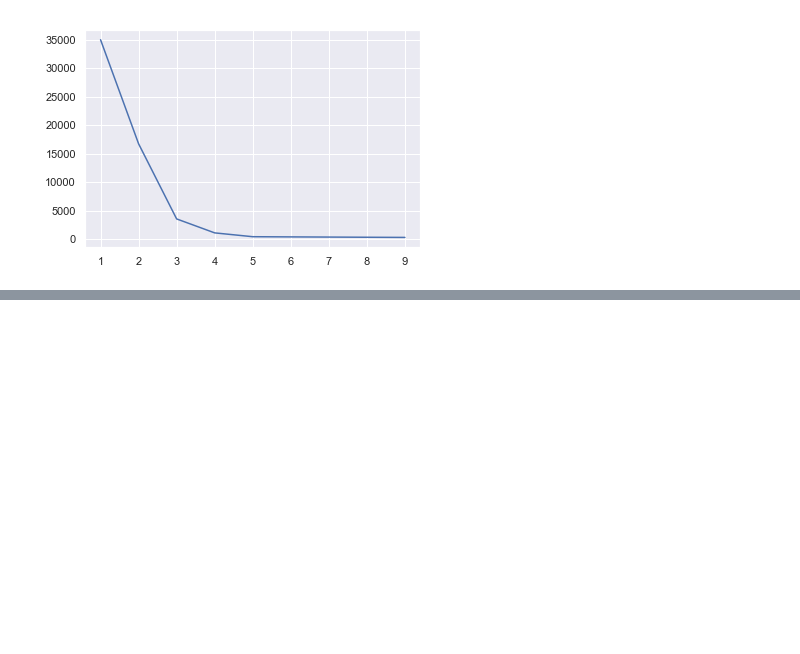
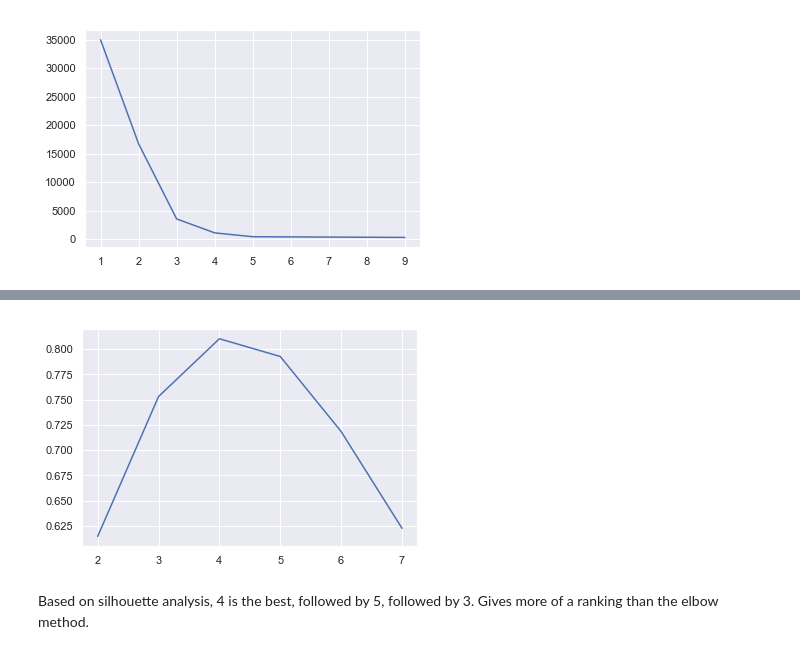
Before and after one commit to jacobskr/ML_Python, a Jupyter notebook: The Complete Machine Learning Course/Projects/Section 10 - Clustering/Clustering.ipynb, the cells around one changed output, grey strips where cells are left out. Cells and saved outputs as stored; diff of their text form; code cells hidden in the pictures; blank space fills up the shorter version.

Commit message:
Clustering

```diff
--- a/The Complete Machine Learning Course/Projects/Section 10 - Clustering/Clustering.ipynb
+++ b/The Complete Machine Learning Course/Projects/Section 10 - Clustering/Clustering.ipynb
@@ -293,0 +308,11 @@ plt.plot(pd.DataFrame(sse_)[0], pd.DataFrame(sse_)[1]);
+# %%
+sse_ = []
+for k in range(2, 8):
+    kmeans = KMeans(n_clusters=k).fit(X)
+    sse_.append([k, silhouette_score(X, kmeans.labels_)])
+# %%
+plt.plot(pd.DataFrame(sse_)[0], pd.DataFrame(sse_)[1]);
+# %% [output]
+[figure, added]
+# %% [markdown]
+Based on silhouette analysis, 4 is the best, followed by 5, followed by 3. Gives more of a ranking than the elbow method.
```
Also changed, not shown: parts of 11 cells of this notebook.
